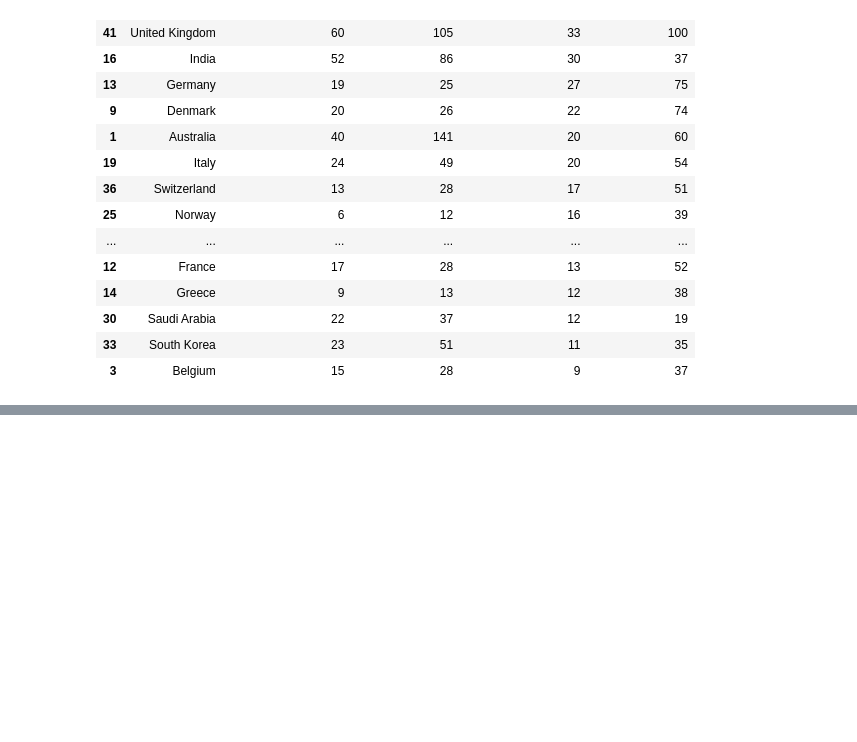
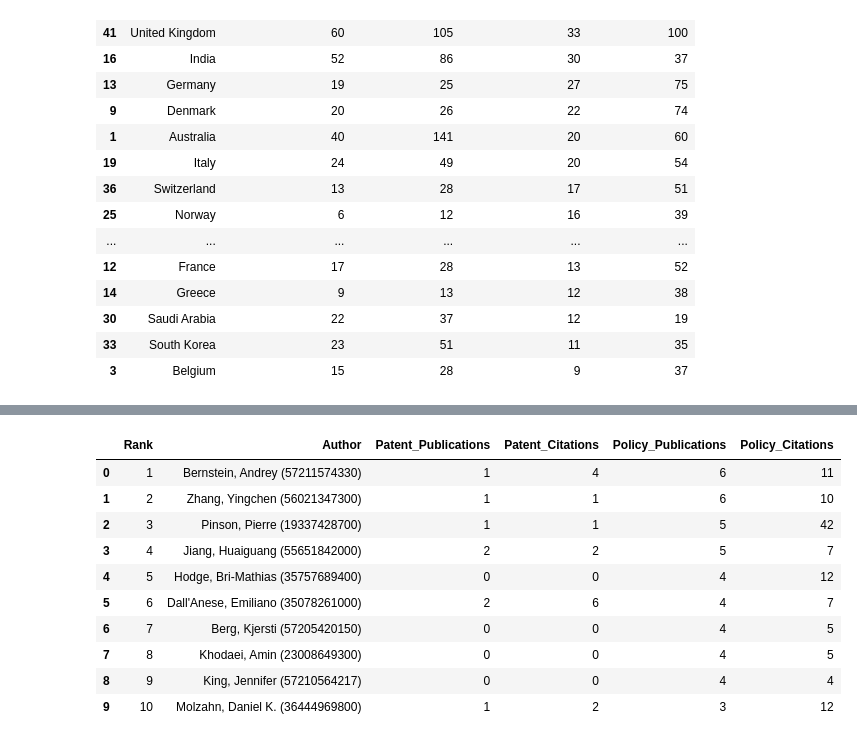
Before and after one commit to mdzalfirdausi/review_paper_2, a Jupyter notebook: notebooks/6.patent_policy_citation_landscape.ipynb, the cells around one changed output, grey strips where cells are left out. Cells and saved outputs as stored; diff of their text form; code cells hidden in the pictures; blank space fills up the shorter version.

```diff
--- a/notebooks/6.patent_policy_citation_landscape.ipynb
+++ b/notebooks/6.patent_policy_citation_landscape.ipynb
@@ -2326,0 +2418,47 @@ display(
+# %%
+# ---------------------------------------------------------
+# Leading authors in the policy-citation pathway
+# ---------------------------------------------------------
+
+top_policy_authors = (
+    author_comparison
+    .sort_values(
+        [
+            "Policy_Publications",
+            "Policy_Citations",
+        ],
+        ascending=[
+            False,
+            False,
+        ],
+    )
+    .head(10)
+    .reset_index(drop=True)
+)
+
+
+top_policy_authors.insert(
+    0,
+    "Rank",
+    np.arange(
+        1,
+        len(top_policy_authors) + 1,
+    ),
+)
+
+
+display(
+    top_policy_authors
+)
+# %% [output]
+|  | Rank | Author | Patent_Publications | Patent_Citations | Policy_Publications | Policy_Citations |
+| 0 | 1 | Bernstein, Andrey (57211574330) | 1 | 4 | 6 | 11 |
+| 1 | 2 | Zhang, Yingchen (56021347300) | 1 | 1 | 6 | 10 |
+| 2 | 3 | Pinson, Pierre (19337428700) | 1 | 1 | 5 | 42 |
+| 3 | 4 | Jiang, Huaiguang (55651842000) | 2 | 2 | 5 | 7 |
+| 4 | 5 | Hodge, Bri-Mathias (35757689400) | 0 | 0 | 4 | 12 |
+| 5 | 6 | Dall'Anese, Emiliano (35078261000) | 2 | 6 | 4 | 7 |
+| 6 | 7 | Berg, Kjersti (57205420150) | 0 | 0 | 4 | 5 |
+| 7 | 8 | Khodaei, Amin (23008649300) | 0 | 0 | 4 | 5 |
+| 8 | 9 | King, Jennifer (57210564217) | 0 | 0 | 4 | 4 |
+| 9 | 10 | Molzahn, Daniel K. (36444969800) | 1 | 2 | 3 | 12 |
```
Also changed, not shown: parts of 8 cells of this notebook.
